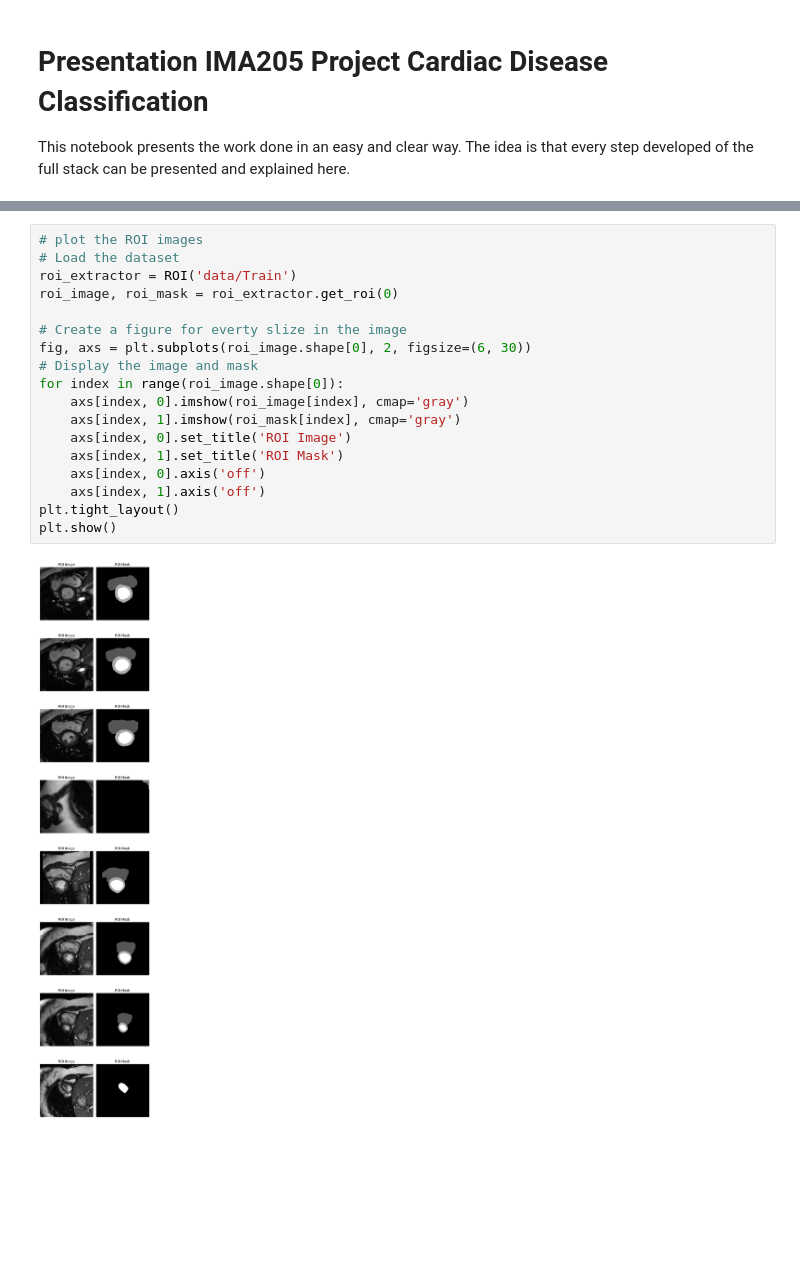
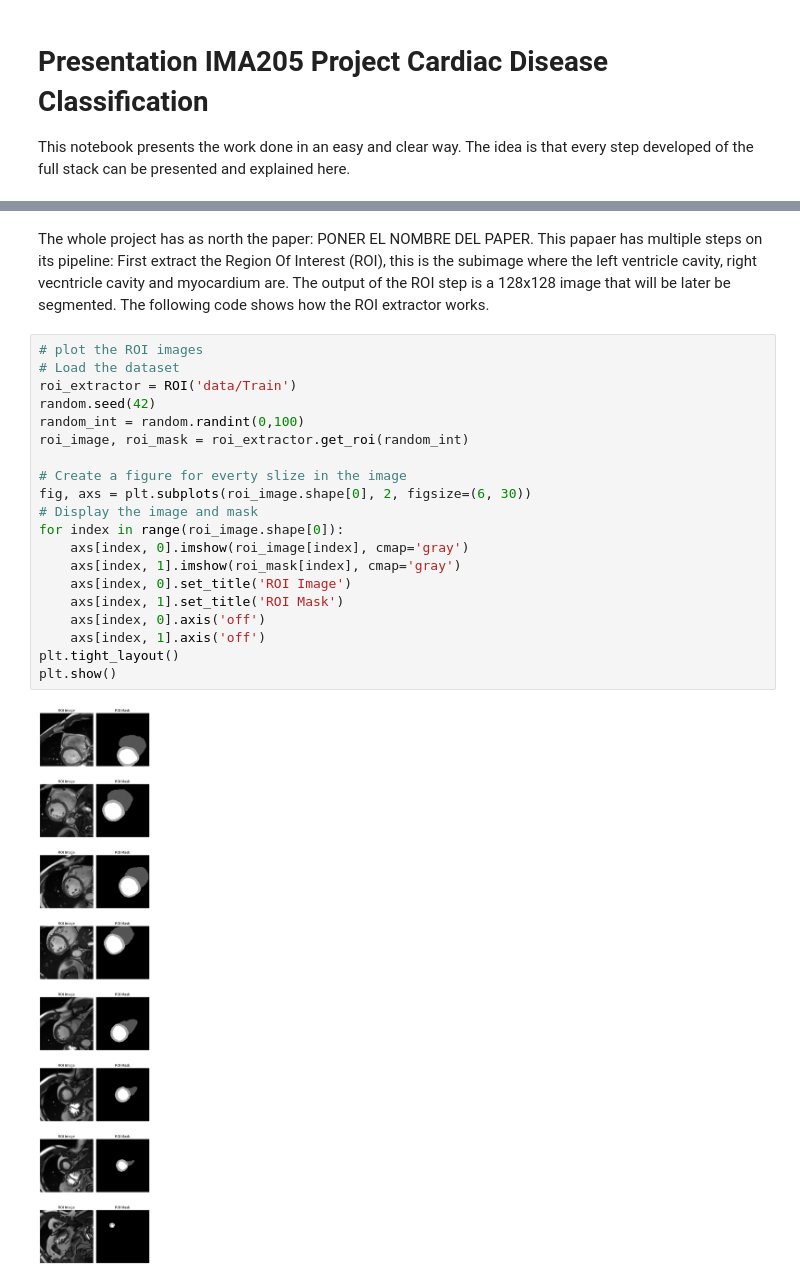
Before and after one commit to NicolasNoya/CardiacPathologyPrediction, a Jupyter notebook: presentation.ipynb, the cells around one changed output, grey strips where cells are left out. Saved outputs shown, nothing was run; the diff lists cells and outputs as text; blank space fills up the shorter version.

```diff
--- a/presentation.ipynb
+++ b/presentation.ipynb
@@ -40,20 +16,25 @@ RuntimeError: Input type (torch.FloatTensor) and weight type (torch.cuda.FloatTe
+# %% [markdown]
+The whole project has as north the paper: PONER EL NOMBRE DEL PAPER.
+This papaer has multiple steps on its pipeline: First extract the Region Of Interest (ROI), this is the subimage where the left ventricle cavity, right vecntricle cavity and myocardium are. The output of the ROI step is a 128x128 image that will be later be segmented. The following code shows how the ROI extractor works.
 # %%
 # plot the ROI images
 # Load the dataset
 roi_extractor = ROI('data/Train')
-roi_image, roi_mask = roi_extractor.get_roi(0)
+random.seed(42)
+random_int = random.randint(0,100)
+roi_image, roi_mask = roi_extractor.get_roi(random_int)
 
 # Create a figure for everty slize in the image
 fig, axs = plt.subplots(roi_image.shape[0], 2, figsize=(6, 30))
 # Display the image and mask
 for index in range(roi_image.shape[0]):
     axs[index, 0].imshow(roi_image[index], cmap='gray')
     axs[index, 1].imshow(roi_mask[index], cmap='gray')
     axs[index, 0].set_title('ROI Image')
     axs[index, 1].set_title('ROI Mask')
     axs[index, 0].axis('off')
     axs[index, 1].axis('off')
 plt.tight_layout()
 plt.show()
 # %% [output]
-[figure, old version]
+[figure, new version]
```
Also changed, not shown: parts of 7 cells of this notebook, 4 other files.
